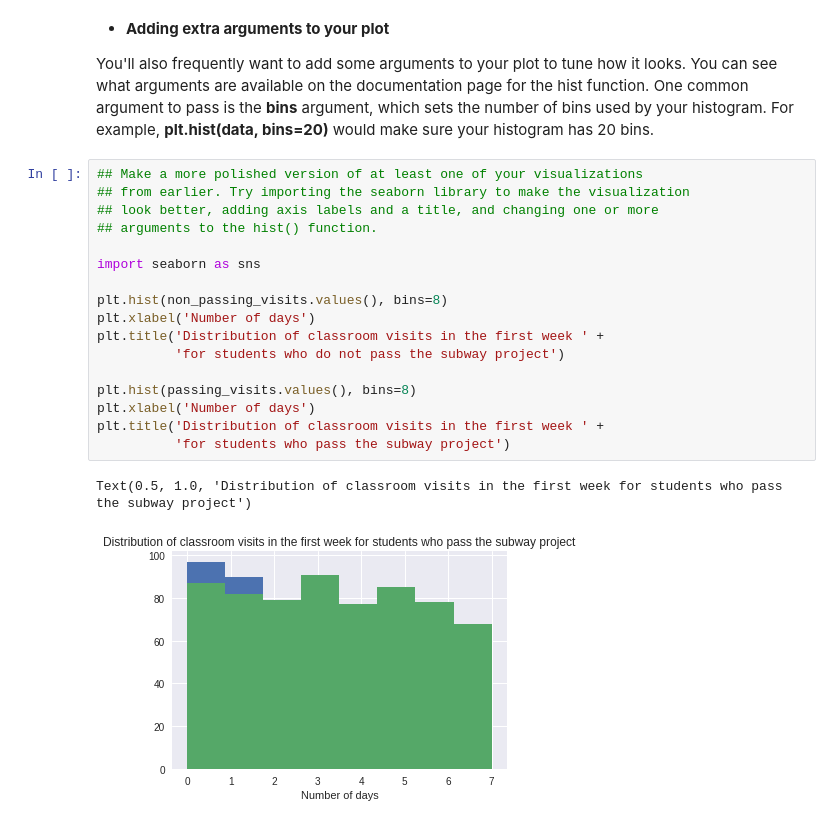
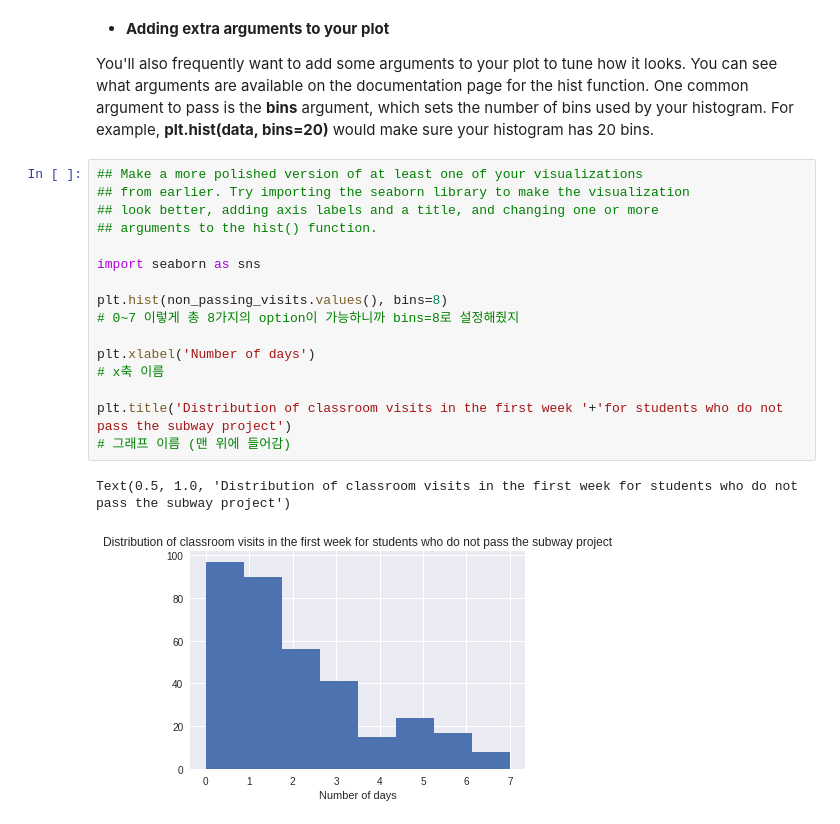
Before and after one commit to JunnieLee/data_science_tutorials, a Jupyter notebook: Intro_to_Data_Analysis_1.ipynb, the cells around one changed output. Saved outputs shown, nothing was run; the diff lists cells and outputs as text.

```diff
--- a/Intro_to_Data_Analysis_1.ipynb
+++ b/Intro_to_Data_Analysis_1.ipynb
@@ -668,20 +668,19 @@ You'll also frequently want to add some arguments to your plot to tune how it lo
 # %%
 ## Make a more polished version of at least one of your visualizations
 ## from earlier. Try importing the seaborn library to make the visualization
 ## look better, adding axis labels and a title, and changing one or more
 ## arguments to the hist() function.
 
 import seaborn as sns
 
 plt.hist(non_passing_visits.values(), bins=8)
+# 0~7 이렇게 총 8가지의 option이 가능하니까 bins=8로 설정해줬지
+
 plt.xlabel('Number of days')
-plt.title('Distribution of classroom visits in the first week ' +
-          'for students who do not pass the subway project')
+# x축 이름
 
-plt.hist(passing_visits.values(), bins=8)
-plt.xlabel('Number of days')
-plt.title('Distribution of classroom visits in the first week ' +
-          'for students who pass the subway project')
+plt.title('Distribution of classroom visits in the first week '+'for students who do not pass the subway project')
+# 그래프 이름 (맨 위에 들어감)
 # %% [output]
-Text(0.5, 1.0, 'Distribution of classroom visits in the first week for students who pass the subway project')
+Text(0.5, 1.0, 'Distribution of classroom visits in the first week for students who do not pass the subway project')
-[figure, old version]
+[figure, new version]
```
Also changed, not shown: parts of 1 cell of this notebook.
